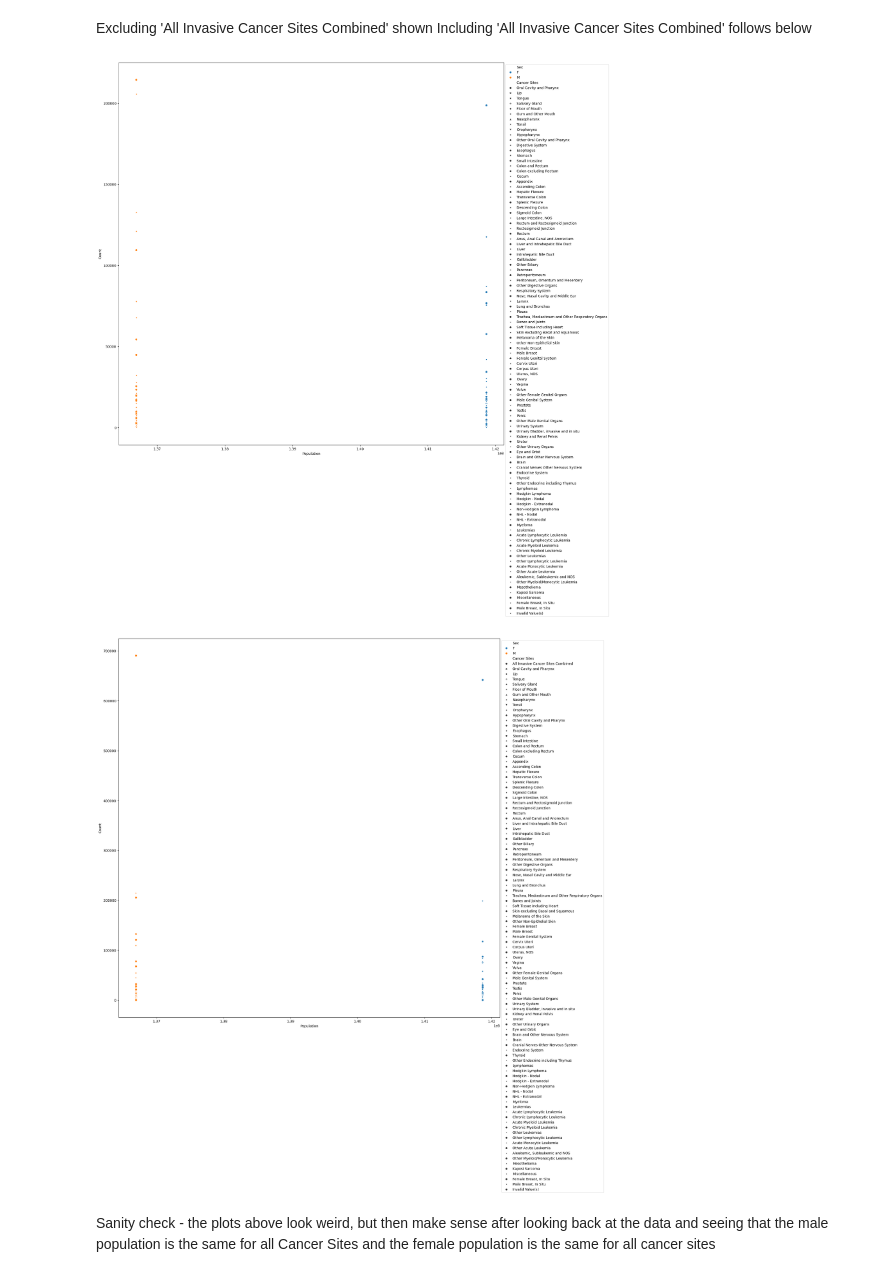
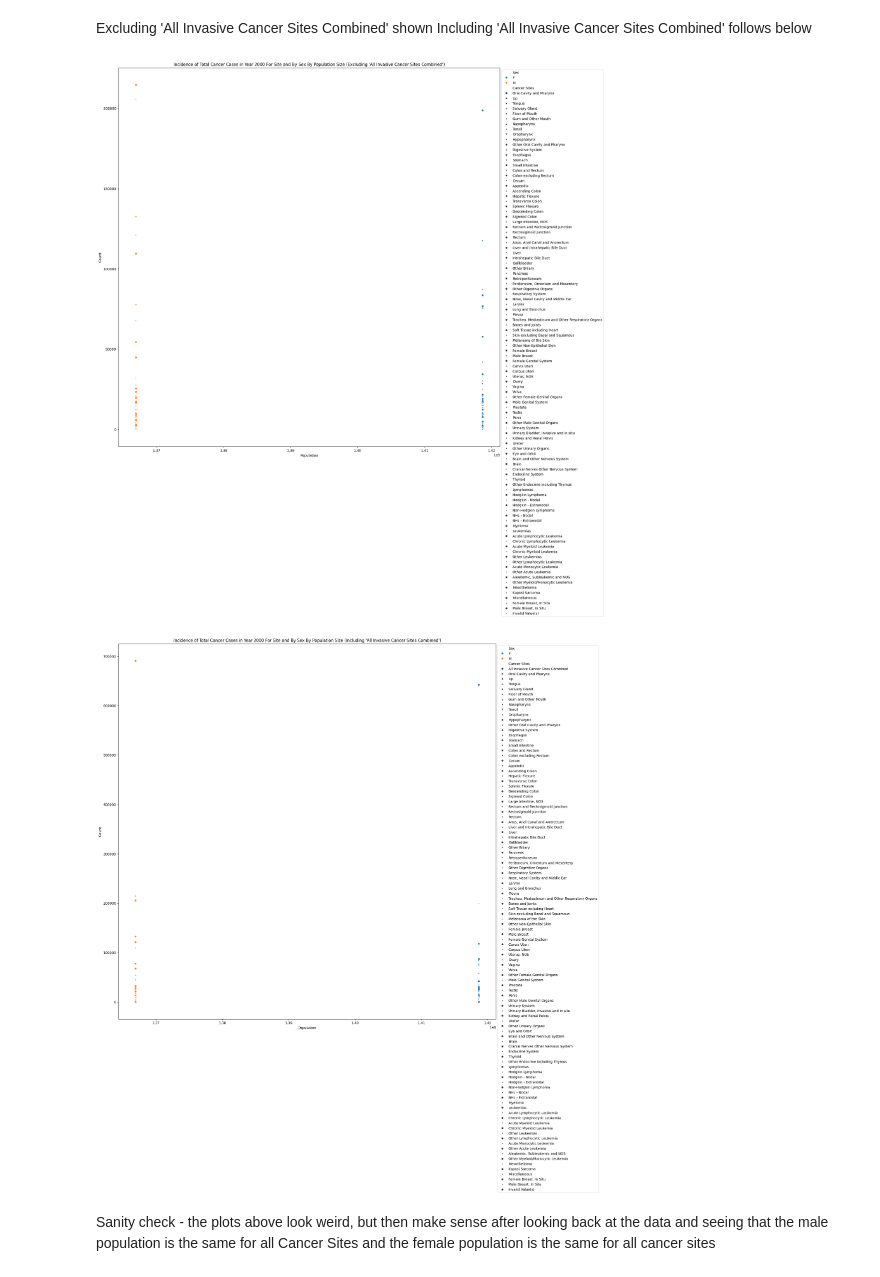
Before and after one commit to robinphurtado/Assignment1, a Jupyter notebook: notebooks/assignment1-1.ipynb, the cells around one changed output. Cells and saved outputs as stored; diff of their text form; code cells hidden in the pictures.

```diff
--- a/notebooks/assignment1-1.ipynb
+++ b/notebooks/assignment1-1.ipynb
@@ -289,12 +278,13 @@ Including 'All Invasive Cancer Sites Combined' follows below
 # %%
 #choose just the results for year 2000 excluding all invasive combined
 df_year2000_results_exl_allinv = df_cancer_clean_nonredundant_excl_allinv[df_cancer_clean_nonredundant_excl_allinv['Year'] == 2000]
 plt.figure(figsize=(20.0, 20.0))
 sns.scatterplot(data = df_year2000_results_exl_allinv, x='Population', y='Count', hue='Sex', style='Cancer Sites')
+plt.title("Incidence of Total Cancer Cases in Year 2000 For Site and By Sex By Population Size (Excluding 'All Invasive Cancer Sites Combined')")
 plt.legend(loc='upper left', bbox_to_anchor=(1, 1))
 plt.show()
 # %% [output]
-[figure, old version]
+[figure, new version]
 # %%
 
 df_year2000_results = df_cancer_clean_nonredundant[df_cancer_clean_nonredundant['Year'] == 2000] #choose just the results for year 2000
@@ -302,10 +292,11 @@ df_year2000_results
 
 plt.figure(figsize=(20.0, 20.0))
 sns.scatterplot(data = df_year2000_results, x='Population', y='Count', hue='Sex', style='Cancer Sites')
+plt.title("Incidence of Total Cancer Cases in Year 2000 For Site and By Sex By Population Size (Including 'All Invasive Cancer Sites Combined')")
 plt.legend(loc='upper left', bbox_to_anchor=(1, 1))
 plt.show()
 # %% [output]
-[figure, old version]
+[figure, new version]
 # %% [markdown]
 Sanity check - the plots above look weird, but then make sense after looking back at the data and seeing that the male population is the same for all Cancer Sites and the female population is the same for all cancer sites
 # %% [markdown]
```
Also changed, not shown: parts of 6 cells of this notebook.
